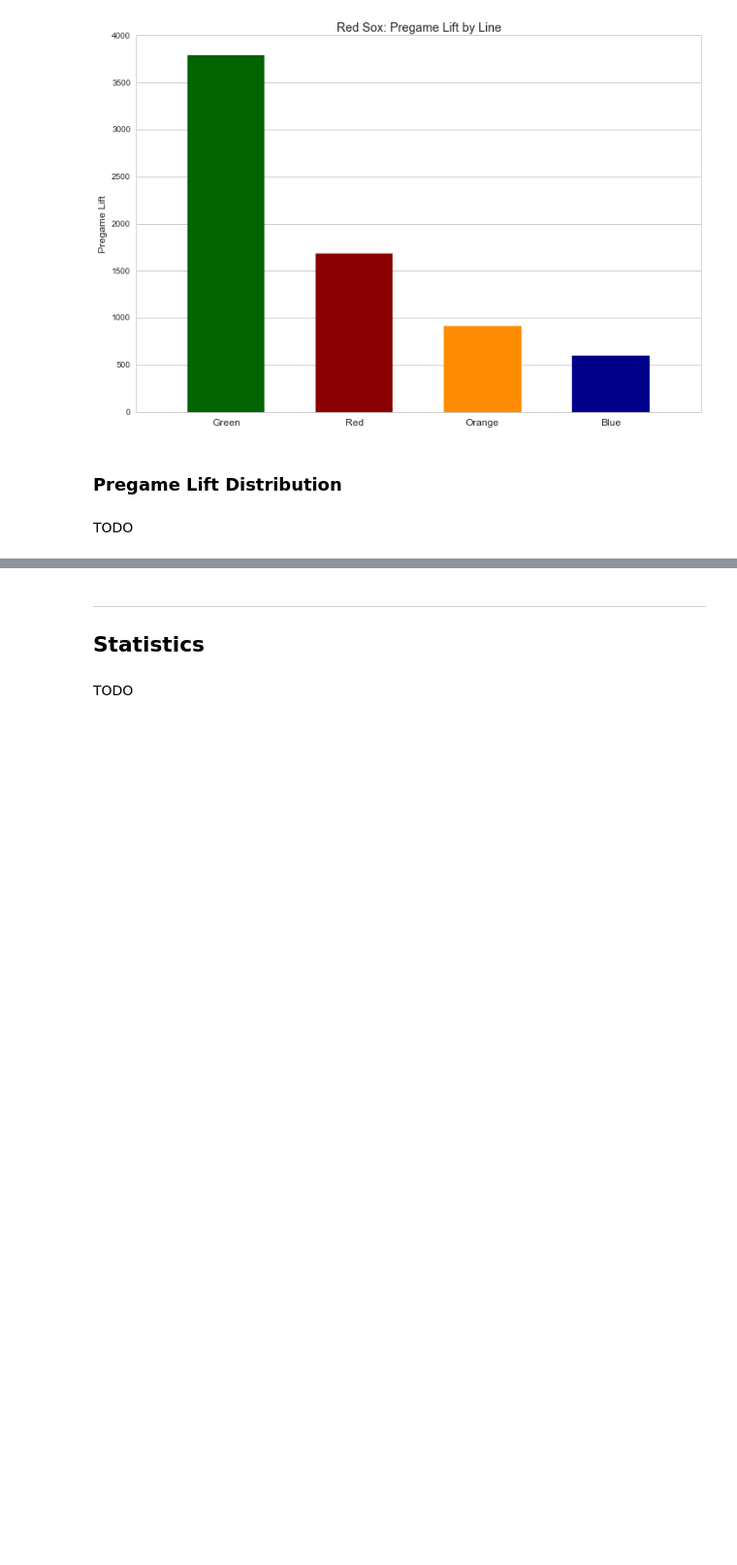
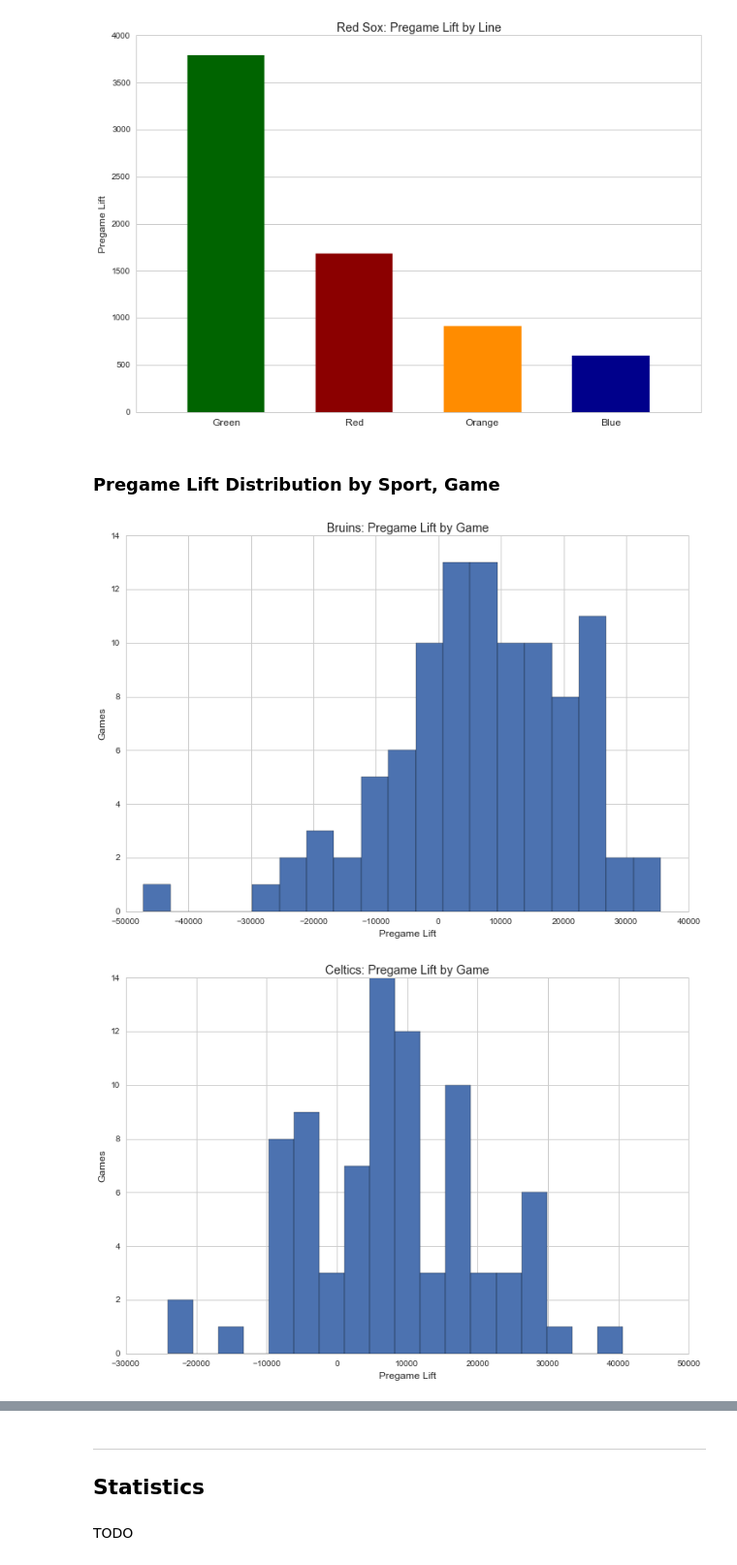
Before and after one commit to azampagl/harvard-capstone, a Jupyter notebook: src/sports/pregame.ipynb, the cells around one changed output, grey strips where cells are left out. Shown at 97% size. Cells and saved outputs as stored; diff of their text form; code cells hidden in the pictures; blank space fills up the shorter version.

```diff
--- a/src/sports/pregame.ipynb
+++ b/src/sports/pregame.ipynb
@@ -58,10 +58,16 @@ pregame_stations = {
 ### Aggregations
 # %%
 # Aggregate by hours until game.
-pregame_agg = {}
+pregame_agg_hours = {}
 for t,d in pregame.iteritems():
-    pregame_agg[t] = d.groupby('hours_until_game_start').agg(np.mean).drop('game_id',axis=1).reset_index()
-    pregame_agg[t]['lift_entries'] = pregame_agg[t].drop('hours_until_game_start',axis=1).sum(axis=1)
+    pregame_agg_hours[t] = d.groupby('hours_until_game_start').agg(np.mean).drop('game_id',axis=1).reset_index()
+    pregame_agg_hours[t]['lift_entries'] = pregame_agg_hours[t].drop('hours_until_game_start',axis=1).sum(axis=1)
+
+# Aggregate by game ID.
+pregame_agg_game = {}
+for t,d in pregame.iteritems():
+    pregame_agg_game[t] = d.groupby('game_id').agg(np.sum).drop('hours_until_game_start',axis=1).reset_index()
+    pregame_agg_game[t]['lift_entries'] = pregame_agg_game[t].drop('game_id',axis=1).sum(axis=1)
 
 # Aggregate per station
 pregame_stations_agg = {}
@@ -125,7 +131,7 @@ chart_pregame_lift(False)
 Chart pregame lift by sport and station.
 # %%
 # Traverse teams.
-for team, team_name in zip(teams, team_names):
+for team in teams:
     # Start plotting.
     plt.figure(figsize=figsize['default'])
 
@@ -134,7 +140,7 @@ for team, team_name in zip(teams, team_names):
     plt.hist(pregame_stations_agg_team.lift_entries, bins=2*np.sqrt(len(pregame_stations_agg_team)))
 
     # Labels.
-    plt.title(team_name+': Pregame Lift by Station', fontsize=fontsize['title'][default_chart_format])
+    plt.title(team_names[team]+': Pregame Lift by Station', fontsize=fontsize['title'][default_chart_format])
     plt.xlabel('Pregame Lift', fontsize=fontsize['label'][default_chart_format])
     plt.ylabel('Stations', fontsize=fontsize['label'][default_chart_format])
 
@@ -150,7 +156,7 @@ for team, team_name in zip(teams, team_names):
 Aggregate mean pregame lift for each line, by sport.
 # %%
 # Traverse teams.
-for team, team_name in zip(teams, team_names):
+for team in teams:
     # Start plotting.
     plt.figure(figsize=figsize['default'])
 
@@ -158,7 +164,7 @@ for team, team_name in zip(teams, team_names):
     bar_width = .6
 
     # Aggregate by line.
-    pregame_agg_team = pregame_agg[team]
+    pregame_agg_team = pregame_agg_hours[team]
     pregame_agg_team = pd.DataFrame(pregame_agg_team.sum().drop(['hours_until_game_start','lift_entries'])).reset_index()
     pregame_agg_team.columns = ['line','lift_entries']
     pregame_agg_team.sort('lift_entries',ascending=False,inplace=True)
@@ -179,7 +185,7 @@ for team, team_name in zip(teams, team_names):
         bar.set_color('dark'+line)
 
     # Labels and ticks.
-    plt.title(team_name+': Pregame Lift by Line', fontsize=fontsize['title'][default_chart_format])
+    plt.title(team_names[team]+': Pregame Lift by Line', fontsize=fontsize['title'][default_chart_format])
     plt.ylabel('Pregame Lift', fontsize=fontsize['label'][default_chart_format])
     plt.xticks(np.arange(len(pregame_agg_team))+bar_width/2, [l.title() for l in pregame_agg_team.line], fontsize=fontsize['label'][default_chart_format])
     plt.grid(axis='x', b=False)
@@ -191,6 +197,24 @@ for team, team_name in zip(teams, team_names):
 [figure]
 [figure]
 # %% [markdown]
-### Pregame Lift Distribution
+### Pregame Lift Distribution by Sport, Game
-# %% [markdown]
-TODO
+# %%
+# Traverse teams.
+for team in teams:
+    # Start plotting.
+    plt.figure(figsize=figsize['default'])
+
+    # Plot each station.
+    pregame_agg_team = pregame_agg_game[team]
+    plt.hist(pregame_agg_team.lift_entries, bins=2*np.sqrt(len(pregame_agg_team)))
+
+    # Labels.
+    plt.title(team_names[team]+': Pregame Lift by Game', fontsize=fontsize['title'][default_chart_format])
+    plt.xlabel('Pregame Lift', fontsize=fontsize['label'][default_chart_format])
+    plt.ylabel('Games', fontsize=fontsize['label'][default_chart_format])
+
+    # Show.
+    plt.show()
+# %% [output]
+[figure, added]
+[figure, added]
```
Also changed, not shown: parts of 2 cells of this notebook, 2 other files.
